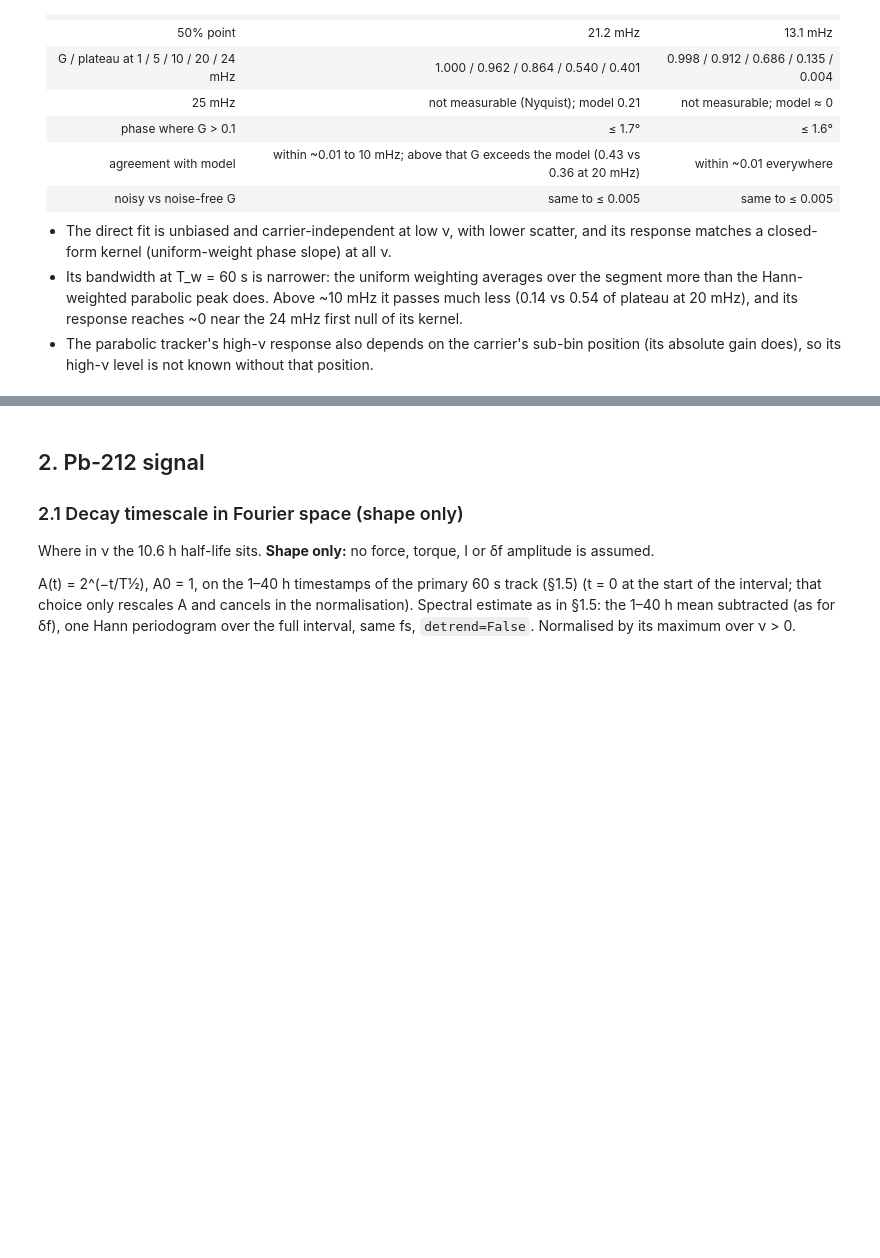
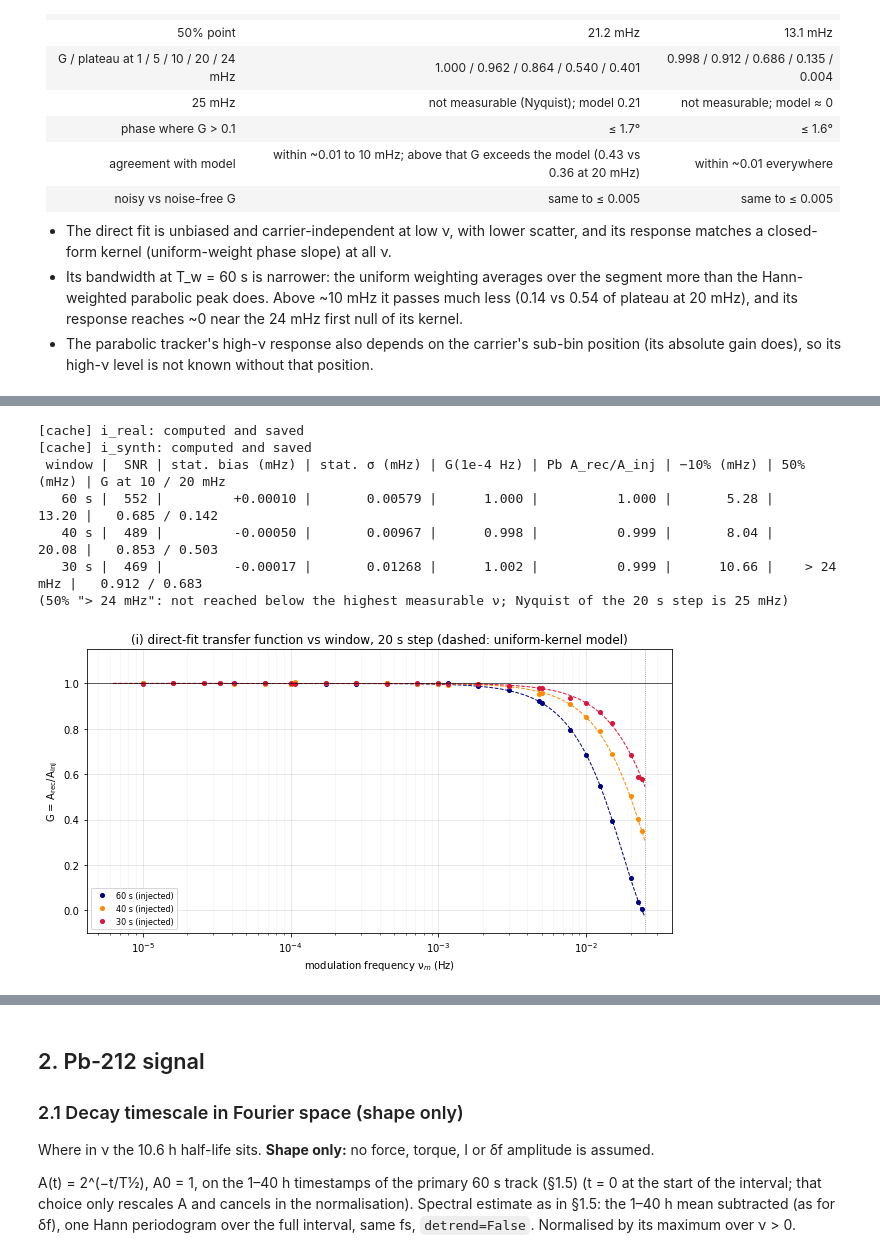
Before and after one commit to Moore-Lab/Decay-Sail, a Jupyter notebook: analysis/noise_budget_20260911.ipynb, the cells around one changed output, grey strips where cells are left out. Saved outputs shown, nothing was run; the diff lists cells and outputs as text; code cells hidden in the pictures; blank space fills up the shorter version.

```diff
--- a/analysis/noise_budget_20260911.ipynb
+++ b/analysis/noise_budget_20260911.ipynb
@@ -1788,0 +1798,74 @@ plt.tight_layout(); plt.show()
+# %%
+WINS_I = (60, 40, 30)
+def track_direct(y, win, step, f_opt_fn, t0=0.0):
+    """direct-fit tracker (same seed bin, bounds and model as track_both); returns (tc, f_direct, snr), rotor Hz"""
+    nw_, sw_ = int(win*fs16), int(step*fs16); out = []
+    for i in range(0, len(y) - nw_, sw_):
+        tc = t0 + i/fs16 + win/2; trk = f_opt_fn(tc); seg = y[i:i+nw_]
+        fraw, _, snr = peak_in_band(seg, fs16, max(trk*0.85, 0.02), trk*1.10)
+        out.append((tc, freq_direct(seg, fs16, fraw, fs16/nw_)/DIVISOR, snr))
+    return map(np.array, zip(*out))
+
+def _i_real():
+    out = {}
+    for w in WINS_I:
+        t_, f_, s_ = track_direct(y16, w, STEP_P, lambda tc: np.interp(tc, T, FR)*DIVISOR, t0=t16[0])
+        m = ((t_ - T_REF)/3600 >= WIN_H[0]) & ((t_ - T_REF)/3600 <= WIN_H[1])
+        out[w] = dict(t=t_[m], f=f_[m], d=f_[m] - f_[m].mean(), snr=np.median(s_[m]))
+    return out
+REAL_I = cached('i_real', ('v1', DATA_FP, WINS_I, STEP_P), _i_real)
+assert np.array_equal(REAL_I[60]['f'], Fg_dir), '60 s direct track != (g) direct series'
+
+def _i_synth():
+    global rng_f; rng_f = np.random.default_rng(12)
+    res = {}
+    for w in WINS_I:
+        sig = sigma_for(w, F0_SIM*DIVISOR, REAL_I[w]['snr'])
+        y = synth(2*3600, F0_SIM, lambda t: 0*t, sig)                                   # (1) stationary
+        _, fd, _ = track_direct(y, w, STEP_P, lambda tc: DIVISOR*F0_SIM)
+        stat = (fd.mean() - F0_SIM, fd.std())
+        tf = []                                                                         # (2), (4) sinusoidal FM
+        for nu in NU_H:
+            y = synth(t_sim(nu), F0_SIM, lambda t: DIVISOR*A_MAIN*(1 - np.cos(2*np.pi*nu*t))/nu, sig)
+            tc, fd, _ = track_direct(y, w, STEP_P, lambda tc: DIVISOR*(F0_SIM + A_MAIN*np.sin(2*np.pi*nu*tc)))
+            M = np.c_[np.ones_like(tc), np.sin(2*np.pi*nu*tc), np.cos(2*np.pi*nu*tc)]
+            b = np.linalg.lstsq(M, fd, rcond=None)[0]
+            tf.append((np.hypot(b[1], b[2])/A_MAIN, np.arctan2(b[2], b[1]), (fd - M @ b).std()))
+        y = synth(T_PB_SIM, F0_SIM, lambda t: 2*np.pi*DIVISOR*D_INJ*(1 - np.exp(-LAMBDA_INJ*t))/LAMBDA_INJ, sig)  # (3)
+        tc, fd, _ = track_direct(y, w, STEP_P, lambda tc: DIVISOR*(F0_SIM + D_INJ*np.exp(-LAMBDA_INJ*tc)))
+        b = np.linalg.lstsq(np.c_[np.ones_like(tc), np.exp(-LAMBDA_INJ*tc)], fd, rcond=None)[0]
+        res[w] = dict(sigma=sig, stat=stat, tf=np.array(tf), pb=b[1]/D_INJ)
+    return res
+SYN_I = cached('i_synth', ('v1', DATA_FP, F0_SIM, A_MAIN, tuple(NU_H), WINS_I, STEP_P, D_INJ, T_PB_SIM,
+                           T_HALF_INJ_H, T_SIM_MAX), _i_synth)
+
+print(f"{'window':>7} | {'SNR':>4} | {'stat. bias (mHz)':>16} | {'stat. σ (mHz)':>13} | {'G(1e-4 Hz)':>10} | {'Pb A_rec/A_inj':>14} | "
+      f"{'−10% (mHz)':>10} | {'50% (mHz)':>9} | {'G at 10 / 20 mHz':>16}")
+j4 = np.argmin(abs(NU_H - 1e-4)); j10 = np.argmin(abs(NU_H - 1e-2)); j20 = np.argmin(abs(NU_H - 2e-2))
+for w in WINS_I:
+    r = SYN_I[w]; g = r['tf'][:, 0]; pl = g[NU_H <= 1e-4].mean()
+    c10, c50 = crossing(NU_H, g/pl, 0.9), crossing(NU_H, g/pl, 0.5)
+    print(f'{w:5d} s | {REAL_I[w]["snr"]:4.0f} | {r["stat"][0]*1e3:+16.5f} | {r["stat"][1]*1e3:13.5f} | {g[j4]:10.3f} | '
+          f'{r["pb"]:14.3f} | {c10*1e3:10.2f} | ' + ('   > 24 mHz' if np.isnan(c50) else f'{c50*1e3:9.2f}') +
+          f' | {g[j10]:7.3f} / {g[j20]:.3f}')
+print('(50% "> 24 mHz": not reached below the highest measurable ν; Nyquist of the 20 s step is 25 mHz)')
+
+fig, ax = plt.subplots(figsize=(9, 5))
+coli = {60: 'navy', 40: 'darkorange', 30: 'crimson'}
+for w in WINS_I:
+    ax.semilogx(NU_H, SYN_I[w]['tf'][:, 0], 'o', ms=4, color=coli[w], label=f'{w} s (injected)')
+    ax.semilogx(nu_f, kernel_response_uniform(w, nu_f), '--', lw=1, color=coli[w])
+ax.axhline(1, color='k', lw=0.6); ax.axvline(fs_p/2, color='gray', lw=0.8, ls=':')
+ax.set_ylim(-0.1, 1.15); ax.set_xlabel('modulation frequency ν$_m$ (Hz)'); ax.set_ylabel('G = A$_{\\rm rec}$/A$_{\\rm inj}$')
+ax.set_title('(i) direct-fit transfer function vs window, 20 s step (dashed: uniform-kernel model)')
+ax.grid(which='major', alpha=0.35); ax.grid(which='minor', alpha=0.12); ax.legend(fontsize=8)
+plt.tight_layout(); plt.show()
+# %% [output]
+[cache] i_real: computed and saved
+[cache] i_synth: computed and saved
+ window |  SNR | stat. bias (mHz) | stat. σ (mHz) | G(1e-4 Hz) | Pb A_rec/A_inj | −10% (mHz) | 50% (mHz) | G at 10 / 20 mHz
+   60 s |  552 |         +0.00010 |       0.00579 |      1.000 |          1.000 |       5.28 |     13.20 |   0.685 / 0.142
+   40 s |  489 |         -0.00050 |       0.00967 |      0.998 |          0.999 |       8.04 |     20.08 |   0.853 / 0.503
+   30 s |  469 |         -0.00017 |       0.01268 |      1.002 |          0.999 |      10.66 |    > 24 mHz |   0.912 / 0.683
+(50% "> 24 mHz": not reached below the highest measurable ν; Nyquist of the 20 s step is 25 mHz)
+[figure, added]
```
Also changed, not shown: parts of 3 cells of this notebook, 2 other files.
